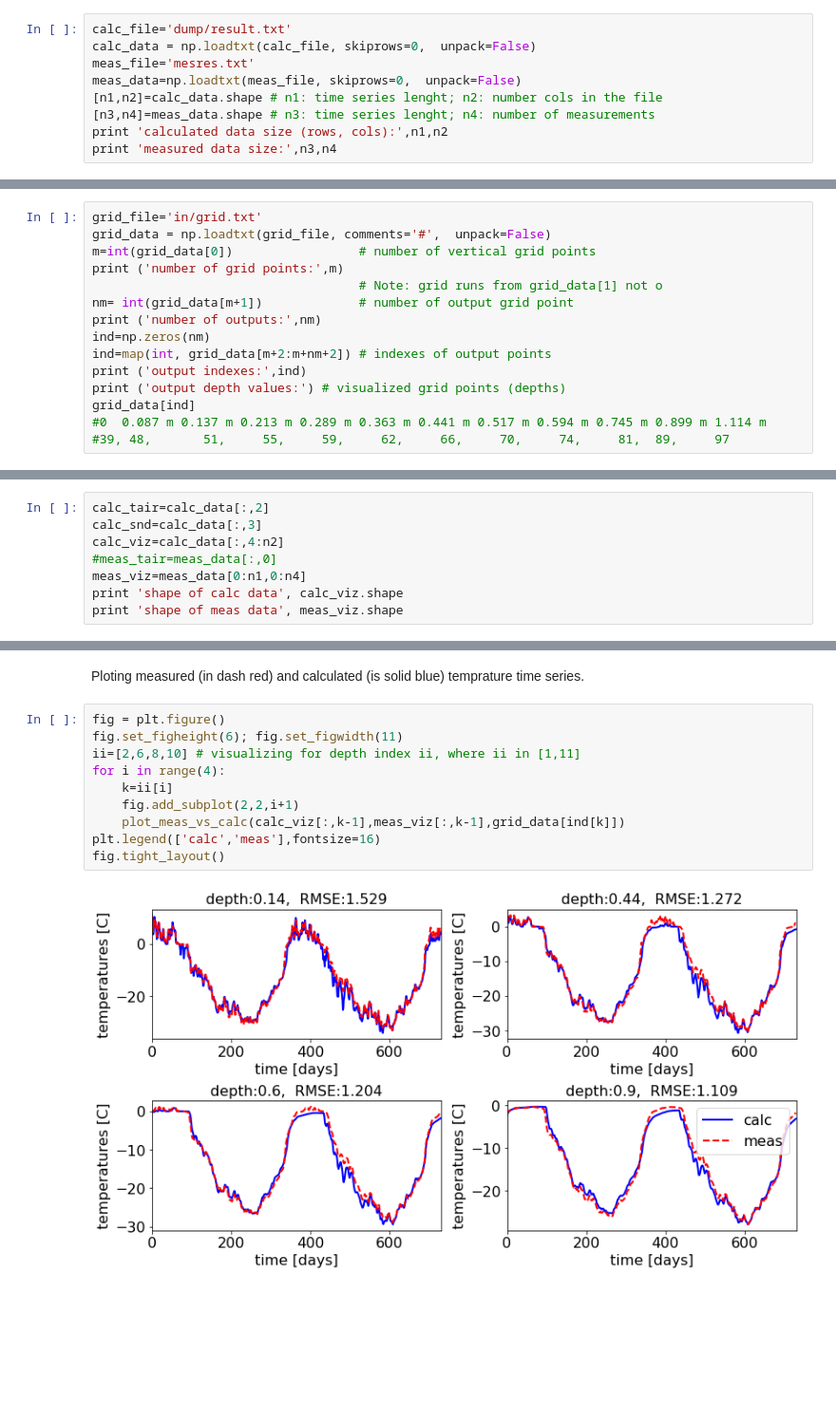
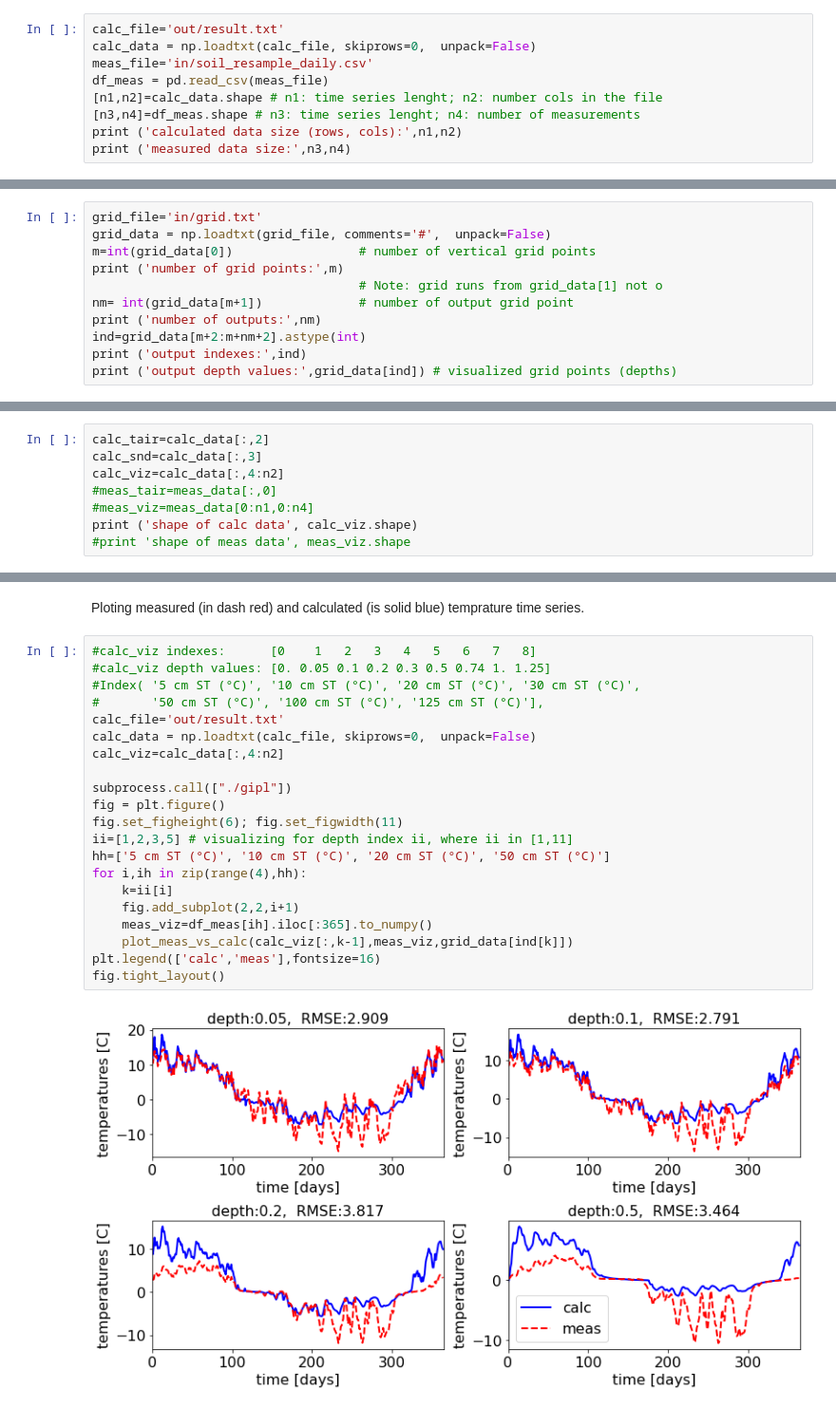
Before and after one commit to Elchin/GIPL, a Jupyter notebook: plot_results.ipynb, the cells around one changed output, grey strips where cells are left out. Shown: that part at 95% size. Drawn from its saved outputs; the diff is of its cells as text; blank space fills up the shorter version.

```diff
--- a/plot_results.ipynb
+++ b/plot_results.ipynb
@@ -7,12 +9,12 @@ from matplotlib import pyplot as plt
 # %% [markdown]
 Here we load calculated temperatures and measured data. The length of the time series defined by the length of the calculated time series (denoted by n1). In our case its 1 yr (365 days).
 # %%
-calc_file='dump/result.txt'
+calc_file='out/result.txt'
 calc_data = np.loadtxt(calc_file, skiprows=0,  unpack=False)
-meas_file='mesres.txt'
-meas_data=np.loadtxt(meas_file, skiprows=0,  unpack=False)
+meas_file='in/soil_resample_daily.csv'
+df_meas = pd.read_csv(meas_file)
 [n1,n2]=calc_data.shape # n1: time series lenght; n2: number cols in the file
-[n3,n4]=meas_data.shape # n3: time series lenght; n4: number of measurements
-print 'calculated data size (rows, cols):',n1,n2
-print 'measured data size:',n3,n4
+[n3,n4]=df_meas.shape # n3: time series lenght; n4: number of measurements
+print ('calculated data size (rows, cols):',n1,n2)
+print ('measured data size:',n3,n4)
 # %% [output]
@@ -28,11 +30,7 @@ print ('number of grid points:',m)
                                     # Note: grid runs from grid_data[1] not o
 nm= int(grid_data[m+1])             # number of output grid point
 print ('number of outputs:',nm)
-ind=np.zeros(nm)
-ind=map(int, grid_data[m+2:m+nm+2]) # indexes of output points
+ind=grid_data[m+2:m+nm+2].astype(int)
 print ('output indexes:',ind)
-print ('output depth values:') # visualized grid points (depths)
-grid_data[ind]
-#0	0.087 m	0.137 m	0.213 m	0.289 m	0.363 m	0.441 m	0.517 m	0.594 m	0.745 m	0.899 m	1.114 m
-#39, 48,       51,     55,     59,     62,     66,     70,     74,     81,  89,     97
+print ('output depth values:',grid_data[ind]) # visualized grid points (depths)
 # %% [output]
@@ -49,7 +45,7 @@ calc_tair=calc_data[:,2]
 calc_snd=calc_data[:,3]
 calc_viz=calc_data[:,4:n2]
 #meas_tair=meas_data[:,0]
-meas_viz=meas_data[0:n1,0:n4]
-print 'shape of calc data', calc_viz.shape
-print 'shape of meas data', meas_viz.shape
+#meas_viz=meas_data[0:n1,0:n4]
+print ('shape of calc data', calc_viz.shape)
+#print 'shape of meas data', meas_viz.shape
 # %% [output]
@@ -81,14 +74,25 @@ def plot_meas_vs_calc(calc,meas,vdepth):
 # %% [markdown]
 Ploting measured (in dash red) and calculated (is solid blue) temprature time series.
 # %%
+#calc_viz indexes:      [0    1   2   3   4   5   6   7   8]
+#calc_viz depth values: [0. 0.05 0.1 0.2 0.3 0.5 0.74 1. 1.25]
+#Index( '5 cm ST (°C)', '10 cm ST (°C)', '20 cm ST (°C)', '30 cm ST (°C)',
+#       '50 cm ST (°C)', '100 cm ST (°C)', '125 cm ST (°C)'],
+calc_file='out/result.txt'
+calc_data = np.loadtxt(calc_file, skiprows=0,  unpack=False)
+calc_viz=calc_data[:,4:n2]
+
+subprocess.call(["./gipl"])
 fig = plt.figure()
 fig.set_figheight(6); fig.set_figwidth(11)
-ii=[2,6,8,10] # visualizing for depth index ii, where ii in [1,11]
-for i in range(4):
+ii=[1,2,3,5] # visualizing for depth index ii, where ii in [1,11]
+hh=['5 cm ST (°C)', '10 cm ST (°C)', '20 cm ST (°C)', '50 cm ST (°C)']
+for i,ih in zip(range(4),hh):
     k=ii[i]
     fig.add_subplot(2,2,i+1)
-    plot_meas_vs_calc(calc_viz[:,k-1],meas_viz[:,k-1],grid_data[ind[k]])
+    meas_viz=df_meas[ih].iloc[:365].to_numpy()
+    plot_meas_vs_calc(calc_viz[:,k-1],meas_viz,grid_data[ind[k]])
 plt.legend(['calc','meas'],fontsize=16)
 fig.tight_layout()
 # %% [output]
-[figure, old version]
+[figure, new version]
```
Also changed, not shown: parts of 5 cells of this notebook, 10 other files.
